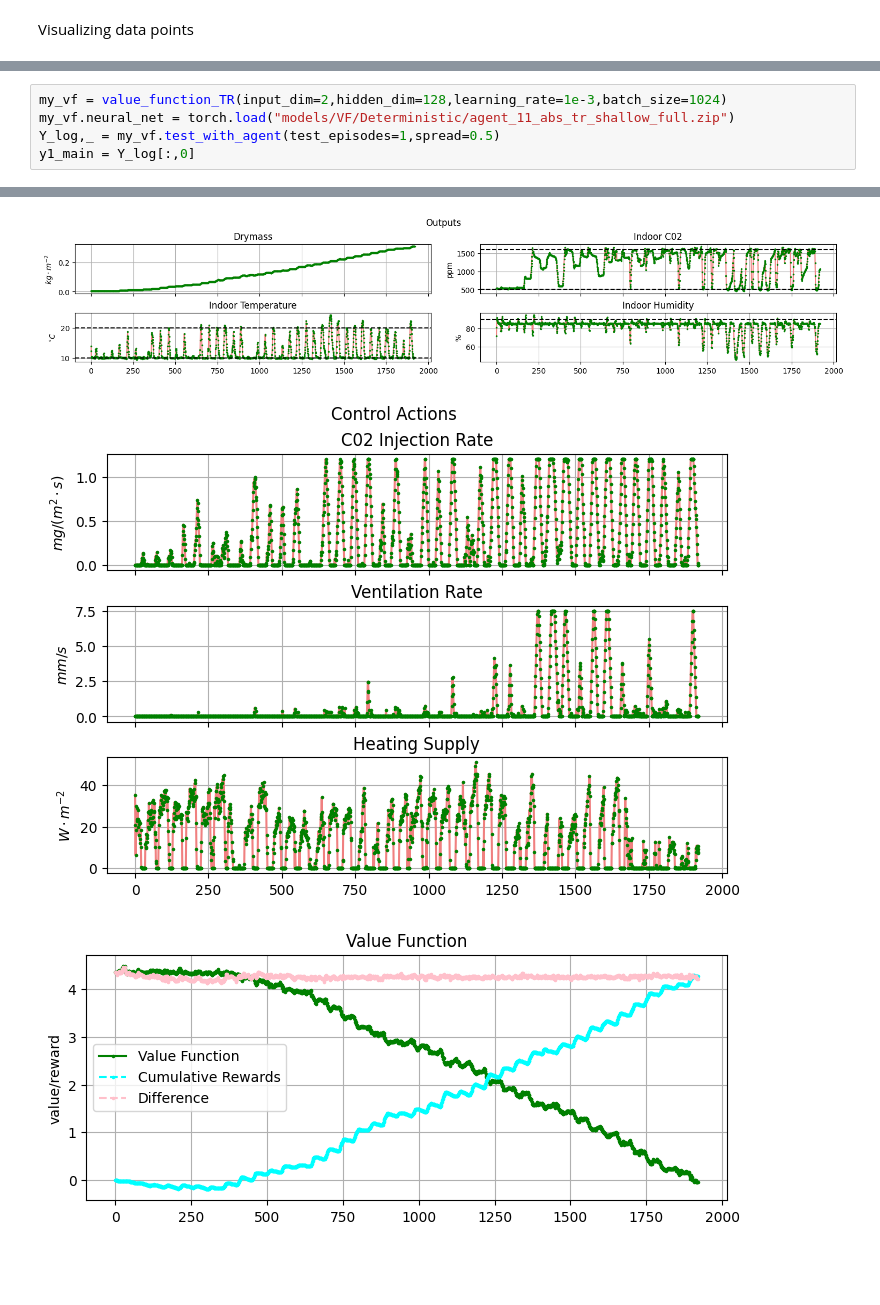
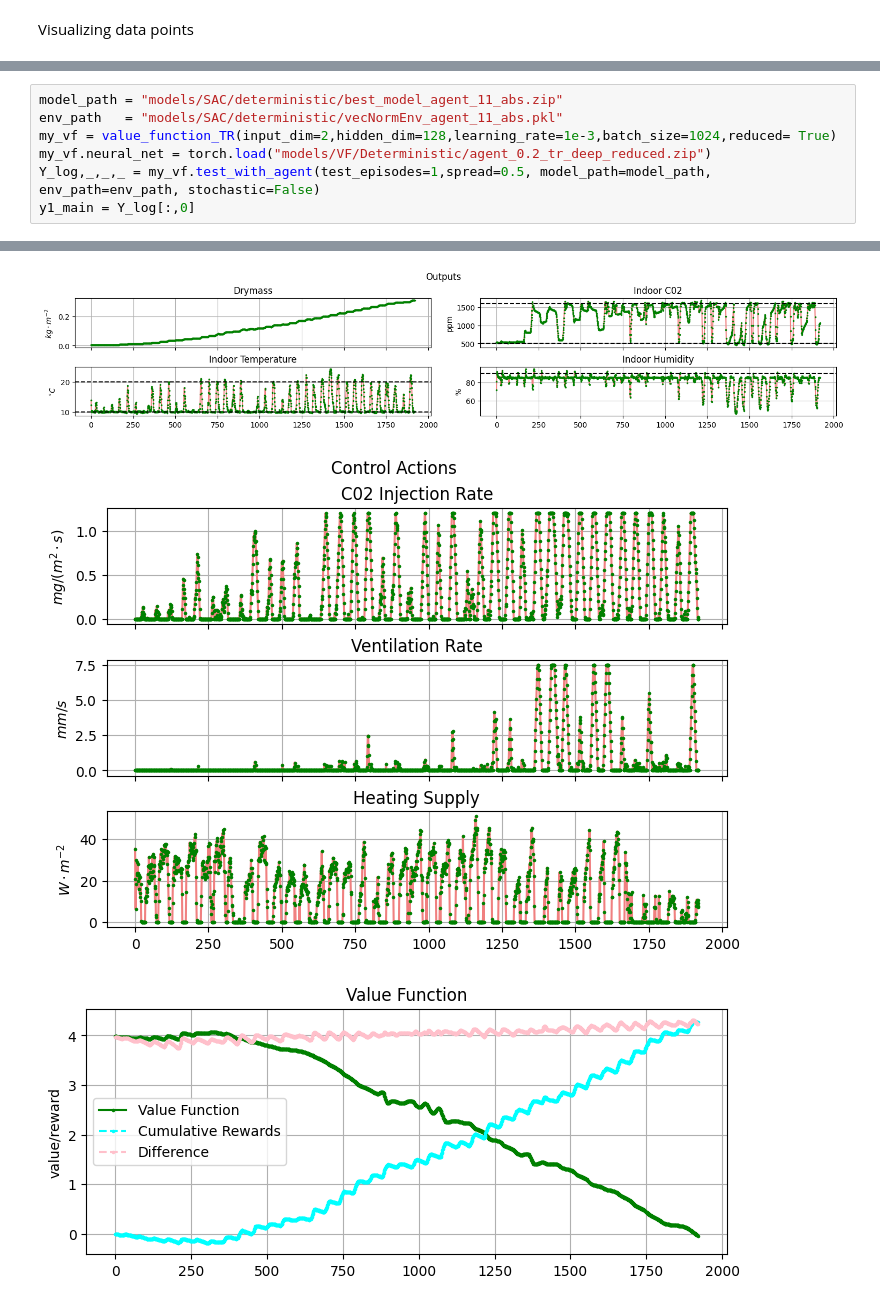
Before and after one commit to mharraway/RL-MPC-for-autonomous-greenhouse-control, a Jupyter notebook: vf_TR_learning.ipynb, the cells around one changed output, grey strips where cells are left out. Saved outputs shown, nothing was run; the diff lists cells and outputs as text; blank space fills up the shorter version.

```diff
--- a/vf_TR_learning.ipynb
+++ b/vf_TR_learning.ipynb
@@ -114,21 +138,23 @@ save_path = "models/VF/Deterministic/agent_11_tr_deep_less.zip"
 torch.save (my_vf.neural_net,save_path)
 # %%
-my_vf = value_function_TR(input_dim=2,hidden_dim=128,learning_rate=1e-3,batch_size=1024)
-my_vf.neural_net = torch.load("models/VF/Deterministic/agent_11_abs_tr_shallow_full.zip")
-Y_log,_ = my_vf.test_with_agent(test_episodes=1,spread=0.5)
+model_path = "models/SAC/deterministic/best_model_agent_11_abs.zip"
+env_path   = "models/SAC/deterministic/vecNormEnv_agent_11_abs.pkl"
+my_vf = value_function_TR(input_dim=2,hidden_dim=128,learning_rate=1e-3,batch_size=1024,reduced= True)
+my_vf.neural_net = torch.load("models/VF/Deterministic/agent_0.2_tr_deep_reduced.zip")
+Y_log,_,_,_ = my_vf.test_with_agent(test_episodes=1,spread=0.5, model_path=model_path, env_path=env_path, stochastic=False)
 y1_main = Y_log[:,0]
 # %% [output]
 ----------------------------  -----------
 EPI                (EURO/m2)     4.96257
 Total growth       (kg/m2)       0.303865
 Total C02 usage    (kg/m2)       1.05686
 Total Heating      (kWh)        12.55
 Computational Time (s)
 Temp violations    (deg)       110.007
 C02 violations     (ppm)      3311.43
 FINAL PERFORMANCE                4.2683
 ----------------------------  -----------
 [figure]
 [figure]
 [figure]
-[figure, old version]
+[figure, new version]
```
Also changed, not shown: parts of 13 cells of this notebook, 22 other files.
